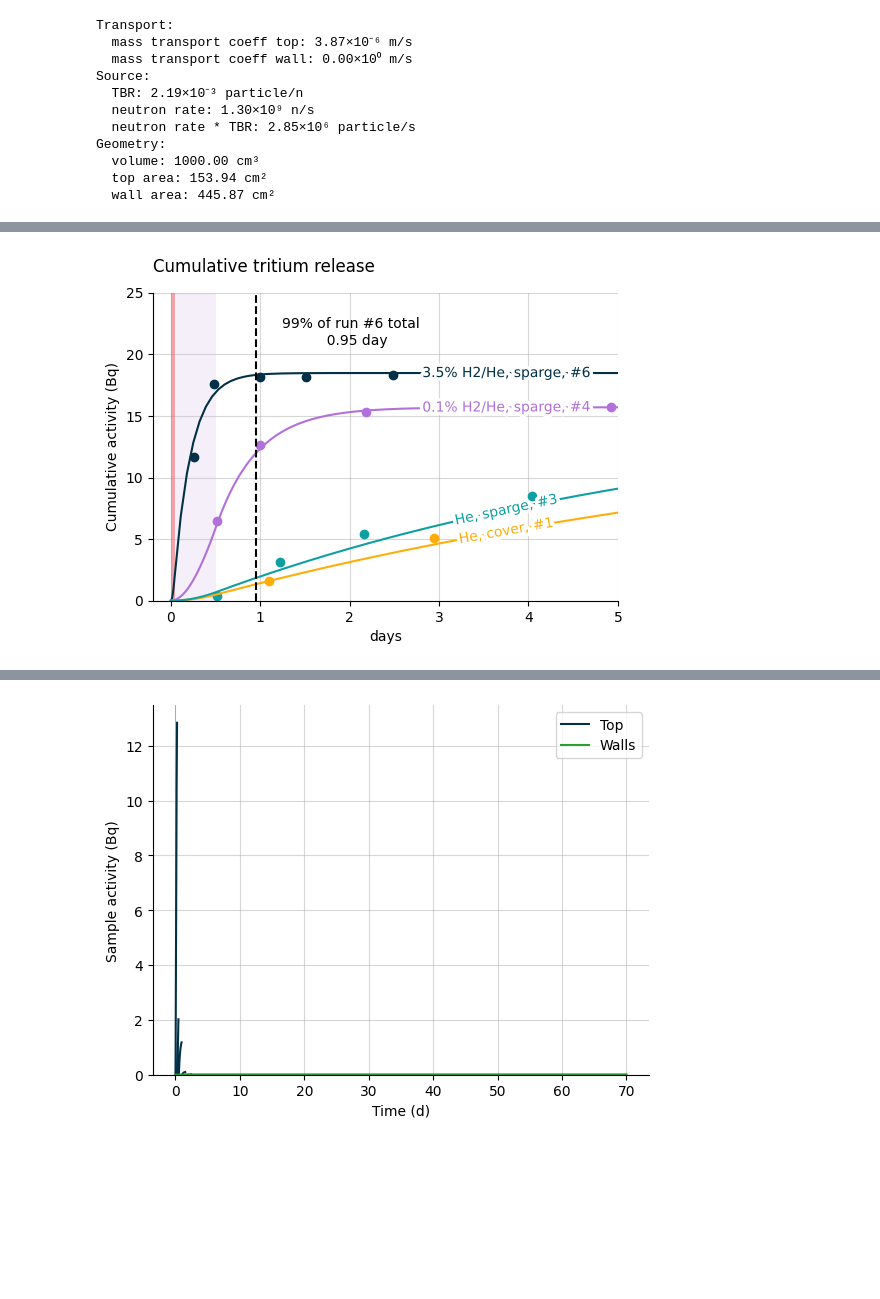
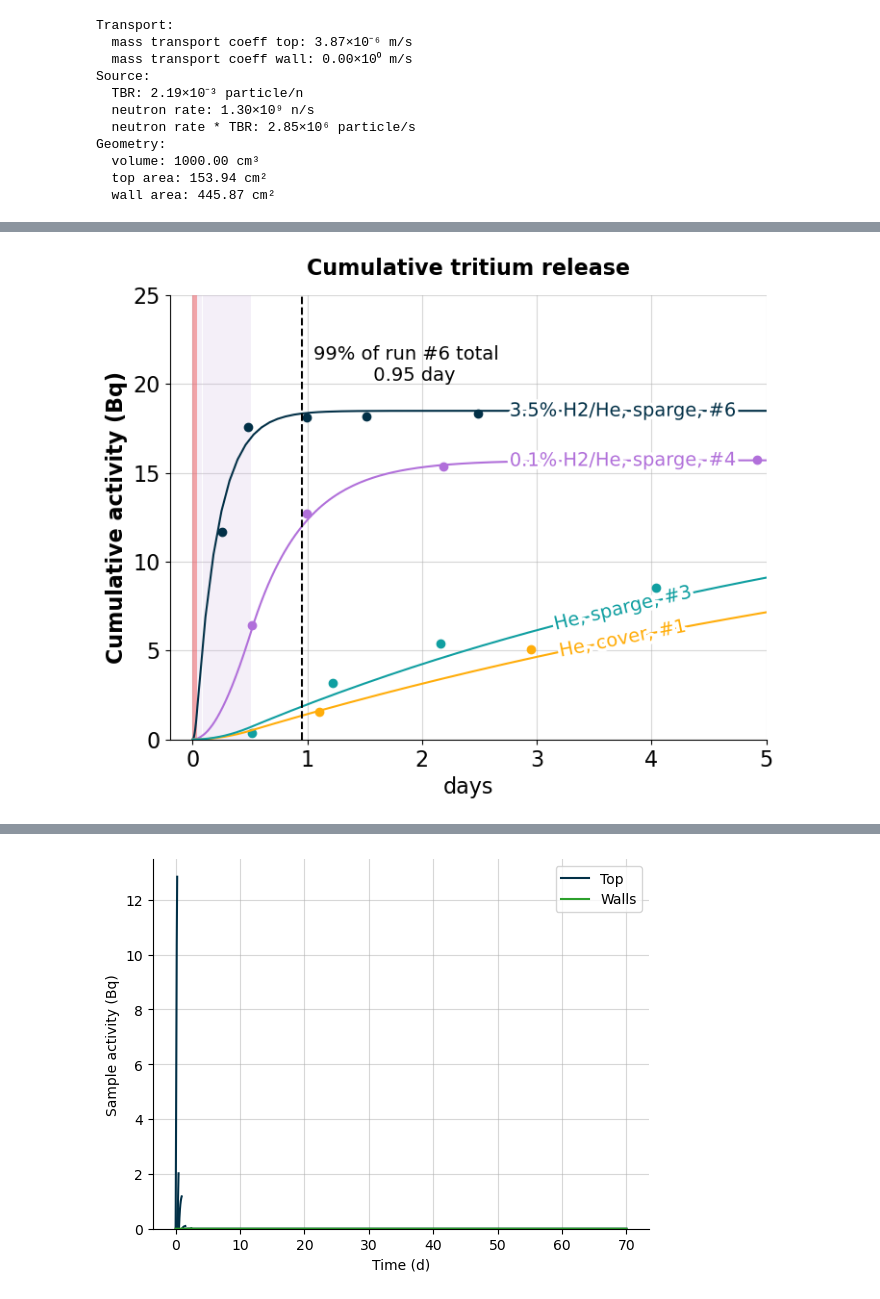
Before and after one commit to veliki-filozof/BABY-1L-run-6, a Jupyter notebook: analysis/tritium/tritium_model_mixrun.ipynb, the cells around one changed output, grey strips where cells are left out. Saved outputs shown, nothing was run; the diff lists cells and outputs as text; code cells hidden in the pictures; blank space fills up the shorter version.

```diff
--- a/analysis/tritium/tritium_model_mixrun.ipynb
+++ b/analysis/tritium/tritium_model_mixrun.ipynb
@@ -278,5 +278,5 @@ plt.savefig("cumulative_release.pdf", bbox_inches="tight")
 # %%
-plt.figure(figsize=(6, 4))
+plt.figure(figsize=(8, 6))
 (l,) = plot_integrated_top_release(baby_model, color="#023047", label="3.5% H2/He, sparge, #6")
 plot_integrated_top_release(baby_model_run4, color="#B170DA", label="0.1% H2/He, sparge, #4")
 plot_integrated_top_release(baby_model_run1, color="#FFAD0A", label="He, cover, #1")
@@ -284,7 +284,7 @@ plot_integrated_top_release(baby_model_run3, color="#109FA1", label="He, sparge,
 plot_irradiation(baby_model_run4, facecolor="#CCB0DE", alpha=0.2)
 plot_irradiation(baby_model, facecolor="#EF5B5B", alpha=0.5)
 plt.grid(alpha=0.5)
-labelLines(plt.gca().get_lines(), zorder=2.5, xvals=[3.75])
+labelLines(plt.gca().get_lines(), zorder=2.5, xvals=[3.75], fontsize=14)
 plt.ylim(bottom=0 * ureg.Bq)
 
 plt.scatter(
@@ -292,36 +292,39 @@ plt.scatter(
 )
 plt.scatter(run4_days, run4_top_release, color="#B170DA", label="Run 4 Measured (Top)")
 plt.scatter(
     run1_days, run1_top_release, color="#FFAD0A", label="Run 1 Measured (Top)"
 )
 plt.scatter(
     run3_days, run3_top_release, color="#109FA1", label="Run 3 Measured (Top)"
 )
 
 # add line where top is 99% of final
 ydata = l.get_ydata()
 xdata = l.get_xdata()
 target_release_frac = 0.99
 x_target = xdata[np.argmax(ydata > target_release_frac * ydata[-1])]
 
 plt.axvline(x=x_target, color="k", linestyle="--")
 plt.annotate(
     f"99% of run #6 total \n {x_target: .2f}",
     (x_target, target_release_frac * ydata[-1]),
-    xytext=(70, 20),
+    xytext=(80, 22),
     textcoords="offset points",
     ha="center",
     va="bottom",
     color="k",
+    fontsize=14,
 )
 
 
-plt.title("Cumulative tritium release", loc="left", pad=15)
+plt.title("Cumulative tritium release", loc="center", pad=15, fontsize=16, weight="bold")
 plt.ylim(top=25)
 plt.xlim(left=-0.2, right=5)
-plt.xlabel("days")
-plt.ylabel("Cumulative activity (Bq)")
 
-plt.savefig("cumulative_release.pdf", bbox_inches="tight")
+plt.xlabel("days", fontsize=16)
+plt.ylabel("Cumulative activity (Bq)", fontsize=16, weight="bold")
+plt.tick_params(axis='both', which='major', labelsize=16)
+
+plt.savefig("cumulative_release.svg", bbox_inches="tight")
 # %% [output]
-[figure, old version]
+[figure, new version]
```
Also changed, not shown: parts of 6 cells of this notebook.
